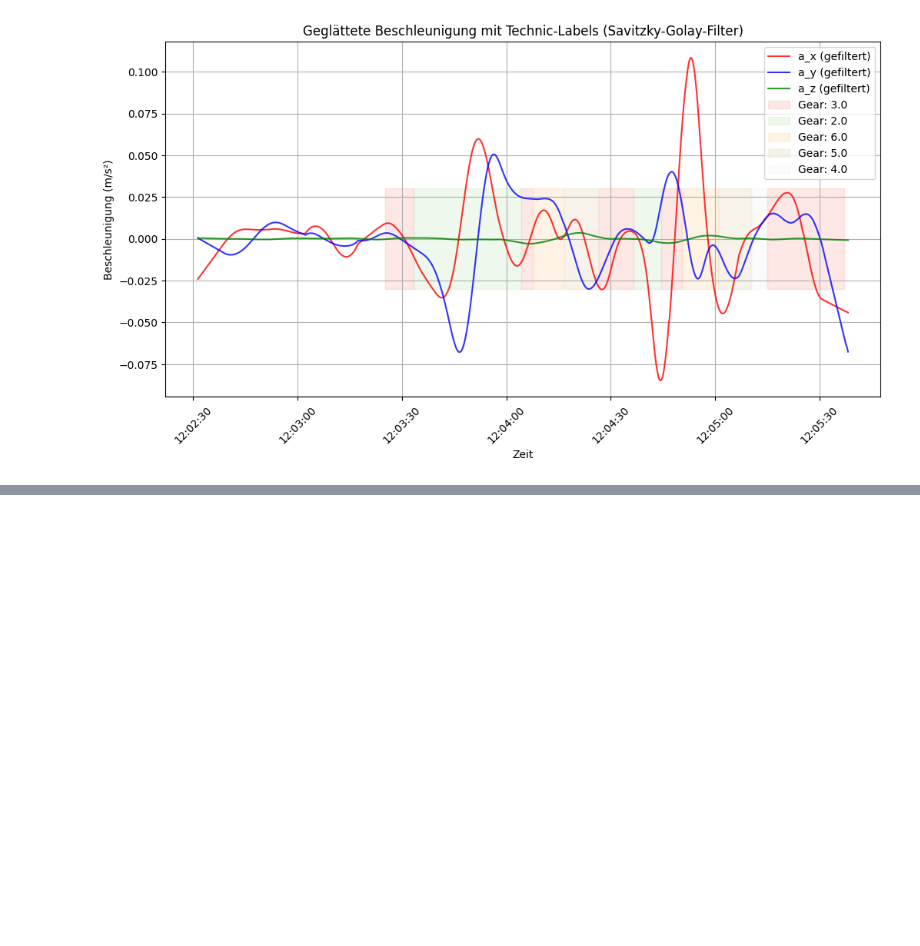
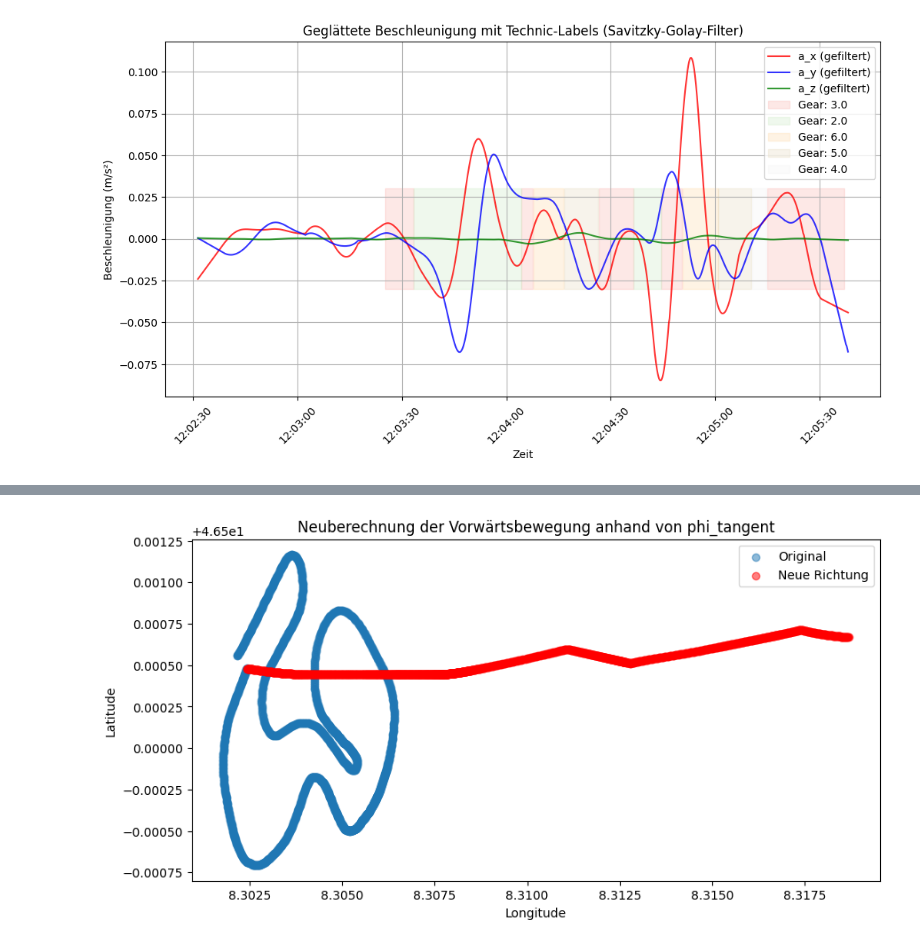
Before and after one commit to Louisfhgr/Dash.py, a Jupyter notebook: Vorwärtsbewegung_standartisieren.ipynb, the cells around one changed output, grey strips where cells are left out. Drawn from its saved outputs; the diff is of its cells as text; code cells hidden in the pictures; blank space fills up the shorter version.

```diff
--- a/Vorwärtsbewegung_standartisieren.ipynb
+++ b/Vorwärtsbewegung_standartisieren.ipynb
@@ -108,4 +133,5 @@ Successfully installed loguru-0.7.3 pandas-2.2.3 physics-computer-0.0.2 scipy-1.
 import pandas as pd
 from physics_computer.ski_xc import SkiCrossCountry
 # %%
-df = pd.read_csv(r"C:\Users\funat\Desktop\physics-computer-master\data\xc\Goms_2024-01-27_nadine_faehndrich_run_1.csv")
+df = pd.read_csv("/content/physics-computer-master/physics-computer-master/data/xc/Goms_2024-01-27_nadine_faehndrich_run_1.csv")
+df
@@ -162,7 +194,7 @@ uploaded = files.upload() # export_data_transformed / switch drive
 [interactive output not drawn]
 Saving export_data_transformed.csv to export_data_transformed.csv
 # %%
-export_data_transformed = pd.read_csv(r"C:\Users\funat\switchdrive\12b_Langlauf_Swiss-Ski\01_Daten\01_Data_Goms_24\export_data_transformed.csv")
+export_data_transformed = pd.read_csv(r"/content/export_data_transformed.csv")
 # %% [output]
 Columns (18) have mixed types. Specify dtype option on import or set low_memory=False.
 # %%
@@ -767,0 +871,35 @@ plt.show()
+# %%
+import numpy as np
+import pandas as pd
+import matplotlib.pyplot as plt
+
+# Kopie des DataFrames
+df = df_modified_Stan.copy()
+
+# Berechnung der Distanz zwischen aufeinanderfolgenden Punkten
+df["dx"] = df["longitude"].diff()
+df["dy"] = df["latitude"].diff()
+df["distance"] = np.sqrt(df["dx"]**2 + df["dy"]**2)  # Euklidische Distanz
+
+# Umwandlung des relativen Winkels in Radians
+phi_rad = np.radians(df["phi_tangent"])
+
+# Neuberechnung der Bewegungsrichtung auf Basis des neuen Richtungsvektors
+df["dx_new"] = df["distance"] * np.cos(phi_rad)  # Bewegung in X-Richtung
+df["dy_new"] = df["distance"] * np.sin(phi_rad)  # Bewegung in Y-Richtung
+
+# Kumulierte neue Koordinaten berechnen
+df["longitude_new"] = df["longitude"].iloc[0] + np.cumsum(df["dx_new"])
+df["latitude_new"] = df["latitude"].iloc[0] + np.cumsum(df["dy_new"])
+
+# Visualisierung
+plt.figure(figsize=(10, 5))
+plt.scatter(df["longitude"], df["latitude"], label="Original", alpha=0.5)
+plt.scatter(df["longitude_new"], df["latitude_new"], label="Neue Richtung", alpha=0.5, color="red")
+plt.legend()
+plt.xlabel("Longitude")
+plt.ylabel("Latitude")
+plt.title("Neuberechnung der Vorwärtsbewegung anhand von phi_tangent")
+plt.show()
+# %% [output]
+[figure, added]
```
Also changed, not shown: parts of 19 cells of this notebook.
